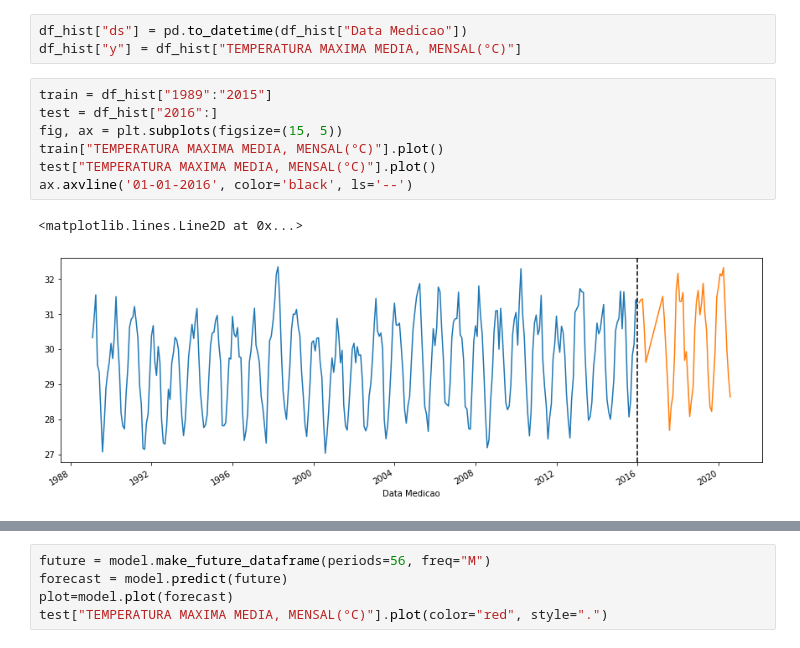
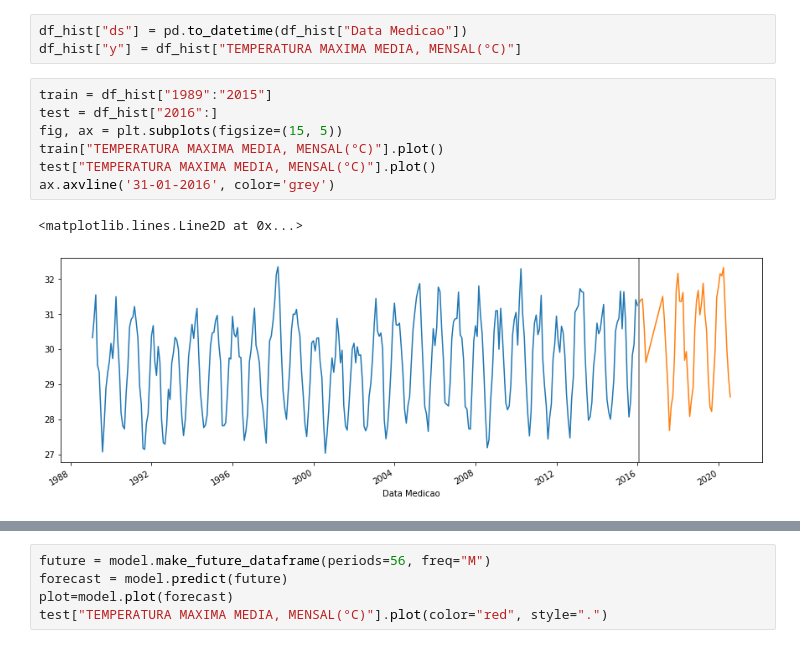
Before and after one commit to Bernardofcr/time_series_analysis, a Jupyter notebook: Time Series Analysis.ipynb, the cells around one changed output, grey strips where cells are left out. Drawn from its saved outputs; the diff is of its cells as text.

```diff
--- a/Time Series Analysis.ipynb
+++ b/Time Series Analysis.ipynb
@@ -194,13 +193,13 @@ df_hist["y"] = df_hist["TEMPERATURA MAXIMA MEDIA, MENSAL(°C)"]
 # %%
 train = df_hist["1989":"2015"]
 test = df_hist["2016":]
 fig, ax = plt.subplots(figsize=(15, 5))
 train["TEMPERATURA MAXIMA MEDIA, MENSAL(°C)"].plot()
 test["TEMPERATURA MAXIMA MEDIA, MENSAL(°C)"].plot()
-ax.axvline('01-01-2016', color='black', ls='--')
+ax.axvline('31-01-2016', color='grey')
 # %% [output]
 <matplotlib.lines.Line2D at 0x...>
-[figure, old version]
+[figure, new version]
 # %%
 model = Prophet()
 model.fit(train)
```
Also changed, not shown: parts of 40 cells of this notebook.
